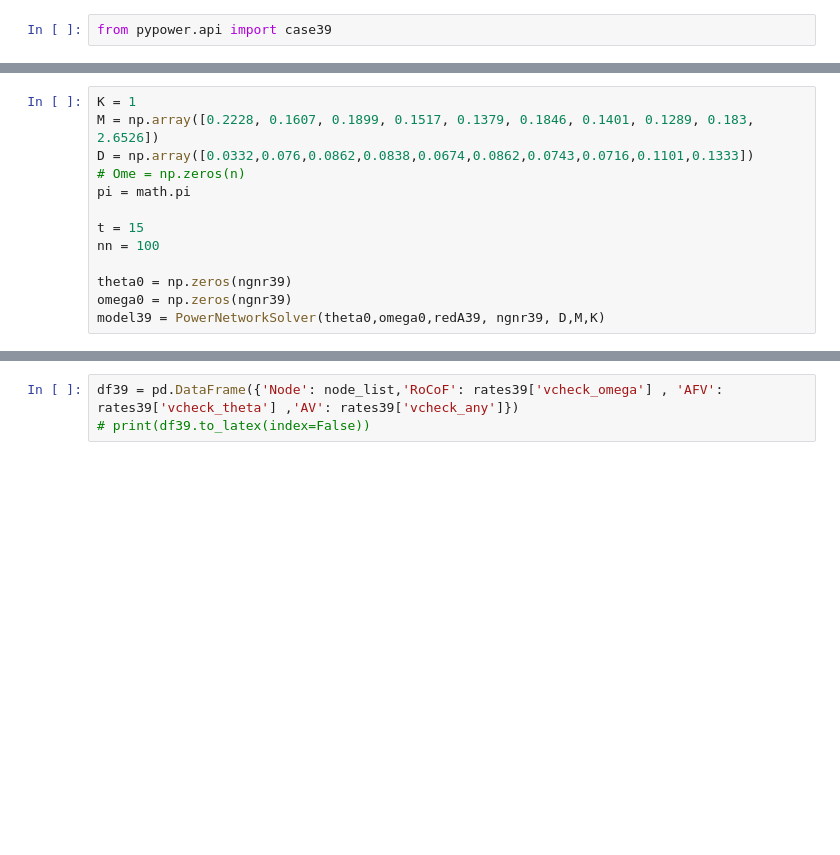
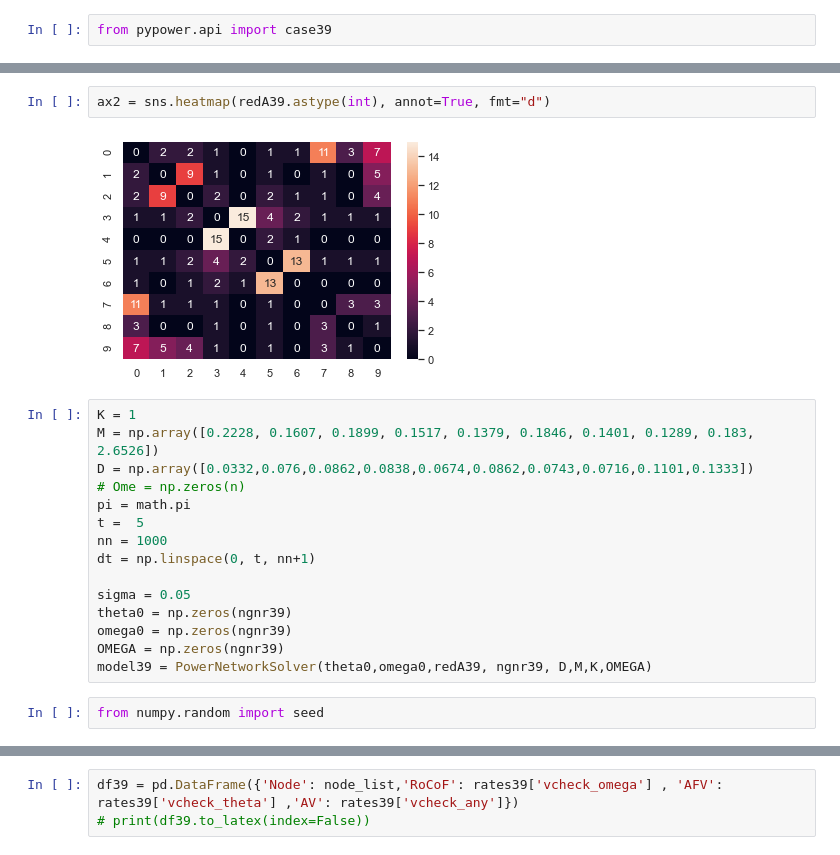
Before and after one commit to weiting1029/PowerFailure, a Jupyter notebook: failureMain.ipynb, the cells around one changed output, grey strips where cells are left out. Cells and saved outputs as stored; diff of their text form; blank space fills up the shorter version.

```diff
--- a/failureMain.ipynb
+++ b/failureMain.ipynb
@@ -42,13 +78,21 @@ node_list =  np.arange(ngnr39)+1
+# %%
+ax2 = sns.heatmap(redA39.astype(int), annot=True, fmt="d")
+# %% [output]
+[figure, added]
 # %%
 K = 1
 M = np.array([0.2228, 0.1607, 0.1899, 0.1517, 0.1379, 0.1846, 0.1401, 0.1289, 0.183, 2.6526])
 D = np.array([0.0332,0.076,0.0862,0.0838,0.0674,0.0862,0.0743,0.0716,0.1101,0.1333])
 # Ome = np.zeros(n)
 pi = math.pi
+t =  5
+nn = 1000
+dt = np.linspace(0, t, nn+1)
 
-t = 15
-nn = 100
-
+sigma = 0.05
 theta0 = np.zeros(ngnr39)
 omega0 = np.zeros(ngnr39)
-model39 = PowerNetworkSolver(theta0,omega0,redA39, ngnr39, D,M,K)
+OMEGA = np.zeros(ngnr39)
+model39 = PowerNetworkSolver(theta0,omega0,redA39, ngnr39, D,M,K,OMEGA)
+# %%
+from numpy.random import seed
```
Also changed, not shown: parts of 20 cells of this notebook.
